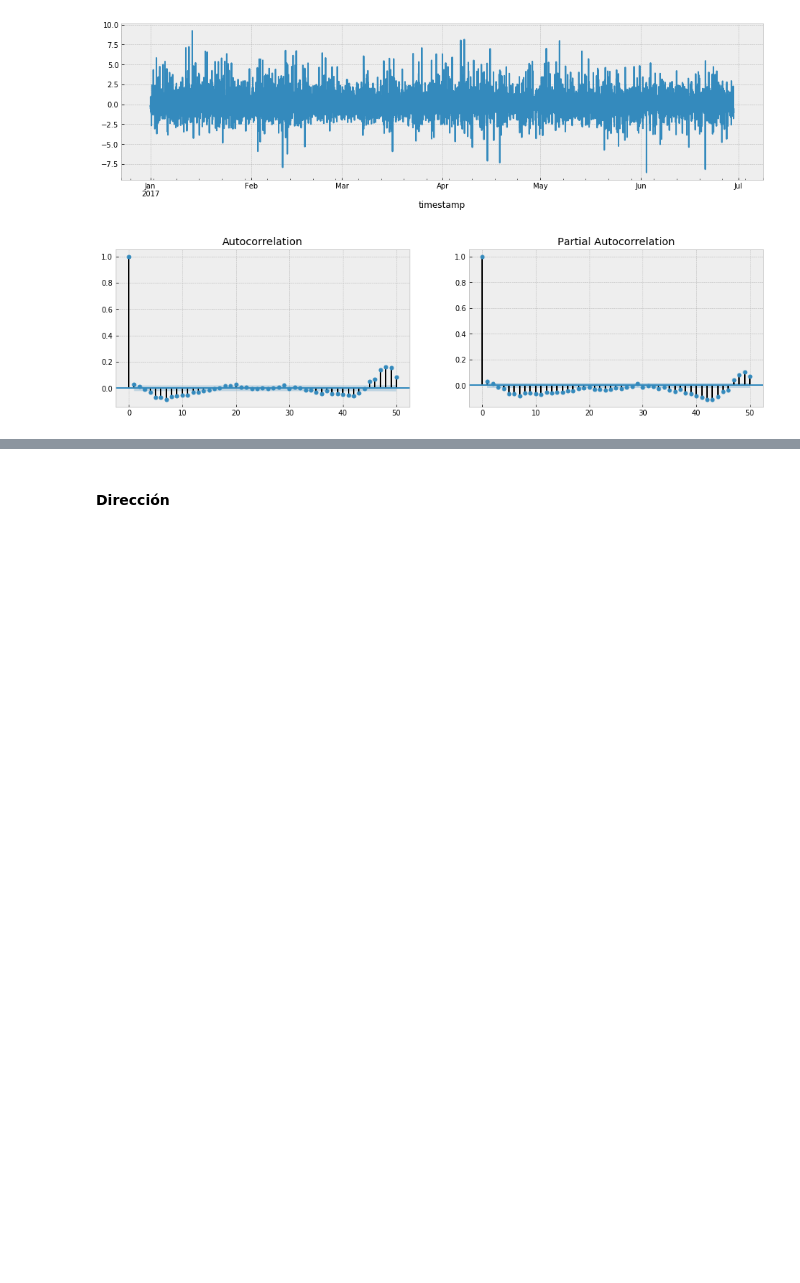
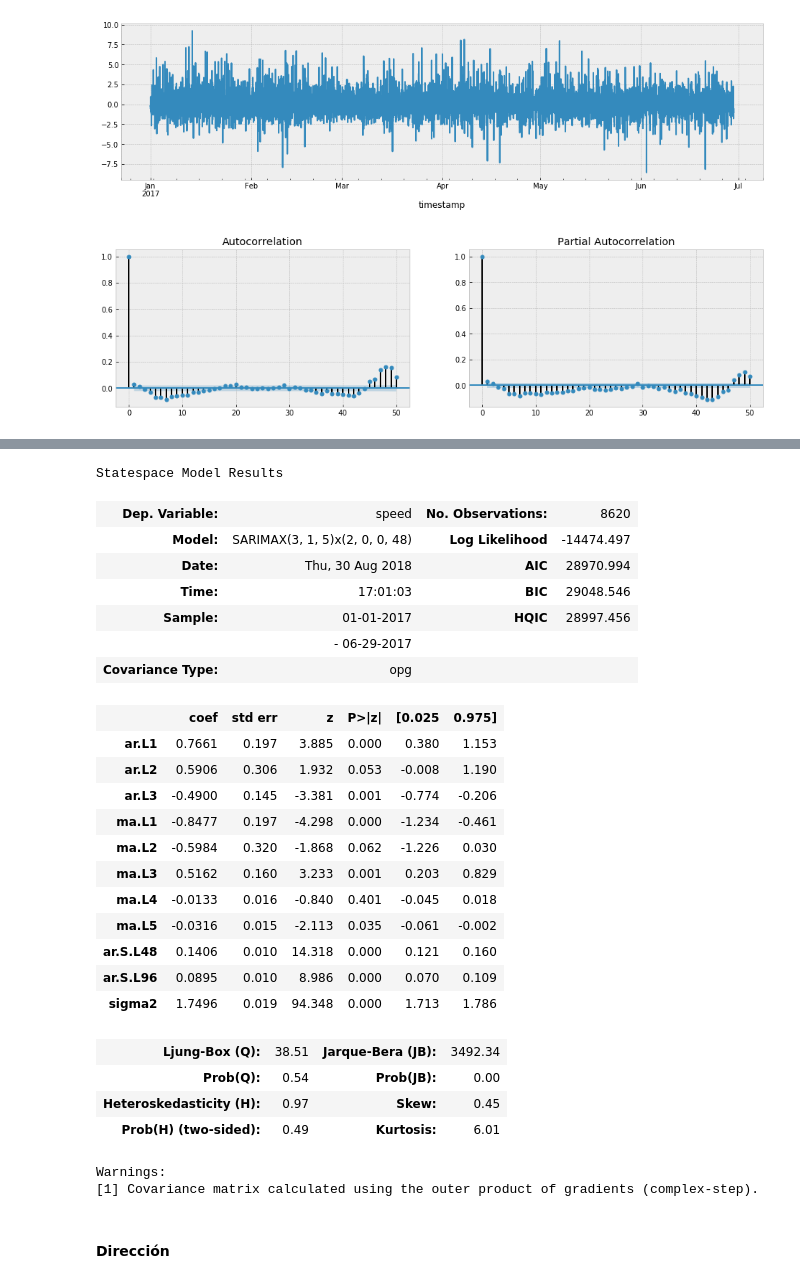
Before and after one commit to dsanmartin/INF475-PJ, a Jupyter notebook: project.ipynb, the cells around one changed output, grey strips where cells are left out. Cells and saved outputs as stored; diff of their text form; code cells hidden in the pictures; blank space fills up the shorter version.

```diff
--- a/project.ipynb
+++ b/project.ipynb
@@ -168,0 +162,37 @@ acf_pacf(y)
+# %%
+import statsmodels.api as sm
+sarima_speed = sm.tsa.statespace.SARIMAX(speed,
+                                order=(3, 1, 5),
+                                seasonal_order=(2, 0, 0, 48),
+                                enforce_stationarity=False,
+                                enforce_invertibility=False)
+
+sspeed_model = sarima_speed.fit()
+sspeed_model.summary()
+# %% [output]
+Statespace Model Results
+| Dep. Variable: | speed | No. Observations: | 8620 |
+| Model: | SARIMAX(3, 1, 5)x(2, 0, 0, 48) | Log Likelihood | -14474.497 |
+| Date: | Thu, 30 Aug 2018 | AIC | 28970.994 |
+| Time: | 17:01:03 | BIC | 29048.546 |
+| Sample: | 01-01-2017 | HQIC | 28997.456 |
+|  | - 06-29-2017 |  |  |
+| Covariance Type: | opg |  |  |
+|  | coef | std err | z | P>|z| | [0.025 | 0.975] |
+| ar.L1 | 0.7661 | 0.197 | 3.885 | 0.000 | 0.380 | 1.153 |
+| ar.L2 | 0.5906 | 0.306 | 1.932 | 0.053 | -0.008 | 1.190 |
+| ar.L3 | -0.4900 | 0.145 | -3.381 | 0.001 | -0.774 | -0.206 |
+| ma.L1 | -0.8477 | 0.197 | -4.298 | 0.000 | -1.234 | -0.461 |
+| ma.L2 | -0.5984 | 0.320 | -1.868 | 0.062 | -1.226 | 0.030 |
+| ma.L3 | 0.5162 | 0.160 | 3.233 | 0.001 | 0.203 | 0.829 |
+| ma.L4 | -0.0133 | 0.016 | -0.840 | 0.401 | -0.045 | 0.018 |
+| ma.L5 | -0.0316 | 0.015 | -2.113 | 0.035 | -0.061 | -0.002 |
+| ar.S.L48 | 0.1406 | 0.010 | 14.318 | 0.000 | 0.121 | 0.160 |
+| ar.S.L96 | 0.0895 | 0.010 | 8.986 | 0.000 | 0.070 | 0.109 |
+| sigma2 | 1.7496 | 0.019 | 94.348 | 0.000 | 1.713 | 1.786 |
+| Ljung-Box (Q): | 38.51 | Jarque-Bera (JB): | 3492.34 |
+| Prob(Q): | 0.54 | Prob(JB): | 0.00 |
+| Heteroskedasticity (H): | 0.97 | Skew: | 0.45 |
+| Prob(H) (two-sided): | 0.49 | Kurtosis: | 6.01 |
+Warnings:
+[1] Covariance matrix calculated using the outer product of gradients (complex-step).
```
Also changed, not shown: parts of 22 cells of this notebook.
